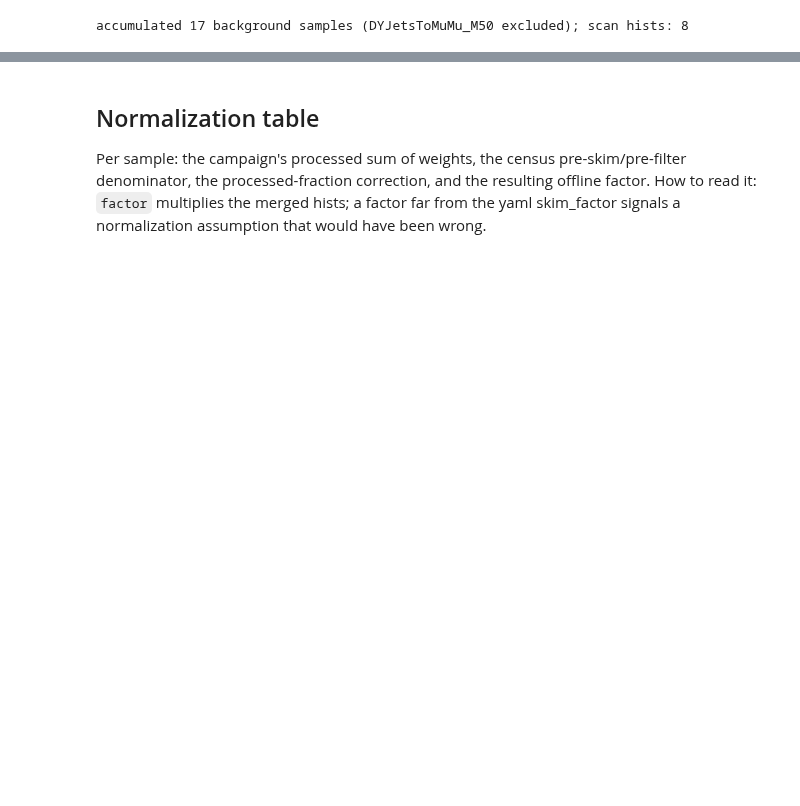
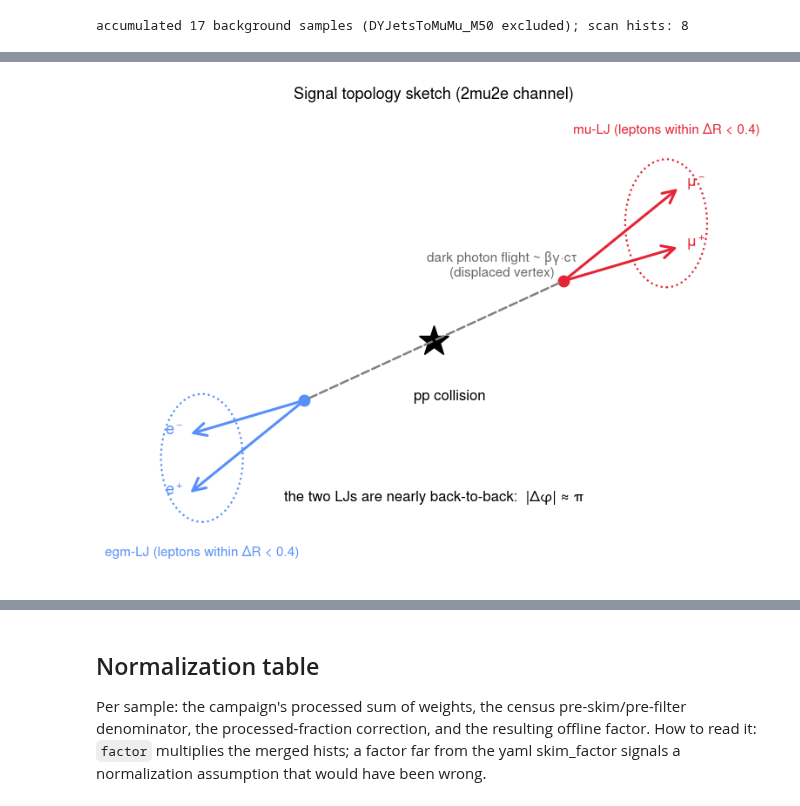
Before and after one commit to murtaza-safdari/SIDM, a Jupyter notebook: sidm/studies/abcd_plane_study/01_plane_atlas.ipynb, the cells around one changed output, grey strips where cells are left out. Drawn from its saved outputs; the diff is of its cells as text; code cells hidden in the pictures; blank space fills up the shorter version.

```diff
--- a/sidm/studies/abcd_plane_study/01_plane_atlas.ipynb
+++ b/sidm/studies/abcd_plane_study/01_plane_atlas.ipynb
@@ -50,0 +77,33 @@ accumulated 17 background samples (DYJetsToMuMu_M50 excluded); scan hists: 8
+# %%
+# schematic: the 2mu2e signal topology (concept sketch, not data)
+import matplotlib.patches as mpatches
+fig, axx = plt.subplots(figsize=(8.5, 7))
+axx.plot(0, 0, marker="*", ms=26, color="k")
+axx.annotate("pp collision", (0, 0), xytext=(-0.15, -0.28), fontsize=12)
+for sgn, leps, lab, col in [(+1, (r"$\mu^+$", r"$\mu^-$"), "mu-LJ", "#e42536"),
+                            (-1, (r"$e^+$", r"$e^-$"), "egm-LJ", "#5790fc")]:
+    vx, vy = sgn * 0.95, sgn * 0.28
+    axx.annotate("", (vx, vy), (0, 0),
+                 arrowprops=dict(arrowstyle="-", ls="--", color="gray", lw=1.8))
+    axx.plot(vx, vy, "o", ms=9, color=col)
+    for k, dl in enumerate((-0.14, 0.14)):
+        ex, ey = vx + sgn * 0.85, vy + sgn * 0.30 + dl
+        axx.annotate("", (ex, ey), (vx, vy),
+                     arrowprops=dict(arrowstyle="->", color=col, lw=2.2))
+        axx.annotate(leps[k], (ex, ey), xytext=(ex + sgn * 0.04, ey), fontsize=13,
+                     ha="left" if sgn > 0 else "right", color=col)
+    circ = mpatches.Circle((vx + sgn * 0.75, vy + sgn * 0.27), 0.30, fill=False,
+                           ls=":", color=col, lw=1.6)
+    axx.add_patch(circ)
+    axx.annotate(f"{lab} (leptons within ΔR < 0.4)",
+                 (vx + sgn * 0.75, vy + sgn * 0.27 + (0.42 if sgn > 0 else -0.46)),
+                 fontsize=11, ha="center", color=col)
+axx.annotate("dark photon flight ~ βγ·cτ\n(displaced vertex)", (0.5, 0.30),
+             fontsize=11, color="dimgray", ha="center")
+axx.annotate("the two LJs are nearly back-to-back:  |Δφ| ≈ π", (0, -0.75),
+             fontsize=12, ha="center")
+axx.set_xlim(-2.1, 2.1); axx.set_ylim(-1.1, 1.1); axx.axis("off")
+axx.set_title("Signal topology sketch (2mu2e channel)", fontsize=13)
+plt.show()
+# %% [output]
+[figure, added]
```
Also changed, not shown: parts of 8 cells of this notebook, 11 other files.
